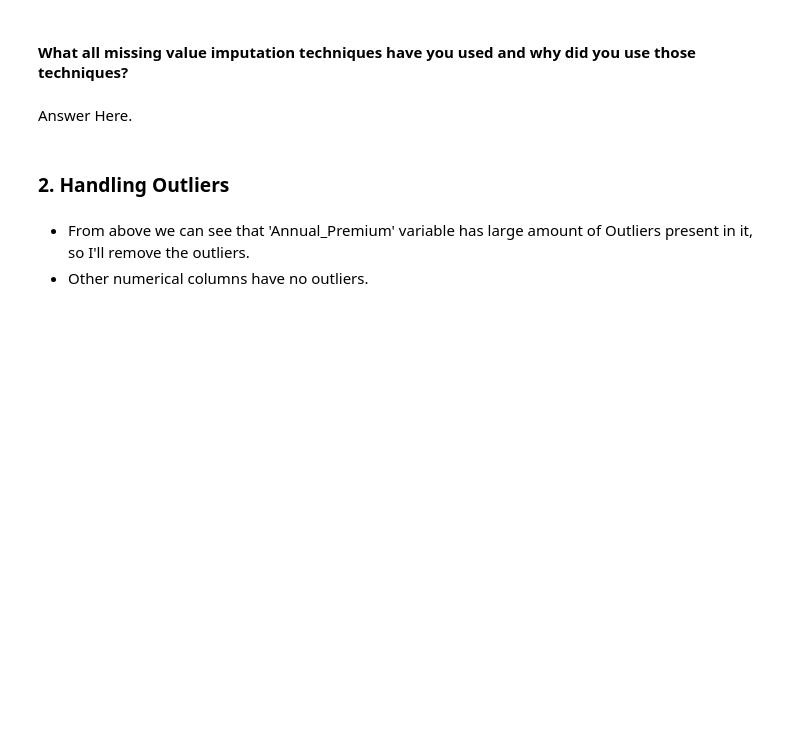
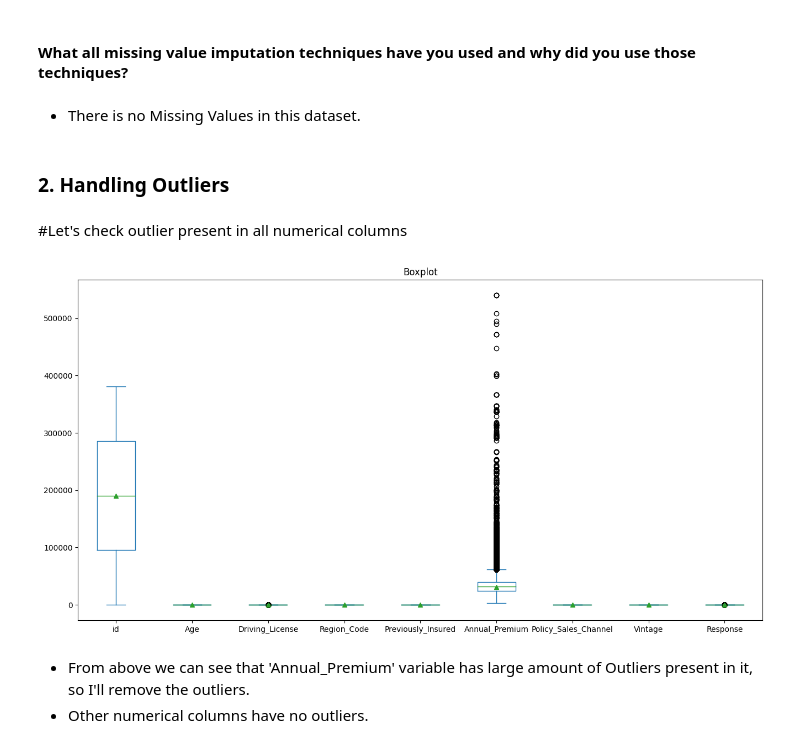
Before and after one commit to Kalpesh-Nandedkar/HEALTH-INSURANCE-CROSS-SELL-PREDICTION, a Jupyter notebook: HEALTH_INSURANCE_CROSS_SELL_PREDICTION.ipynb, the cells around one changed output. Drawn from its saved outputs; the diff is of its cells as text; code cells hidden in the pictures; blank space fills up the shorter version.

```diff
--- a/HEALTH_INSURANCE_CROSS_SELL_PREDICTION.ipynb
+++ b/HEALTH_INSURANCE_CROSS_SELL_PREDICTION.ipynb
@@ -874,6 +890,6 @@ Rejected Null Hypothesis
 # %% [markdown]
 #### What all missing value imputation techniques have you used and why did you use those techniques?
-# %% [markdown]
-Answer Here.
+# %% [markdown]
+* There is no Missing Values in this dataset.
 # %% [markdown]
 ### 2. Handling Outliers
@@ -882,3 +896,12 @@ Answer Here.
+# %% [markdown]
+#Let's check outlier present in all numerical columns
+# %%
+# Plotting box plot for all numerical variable
+plt.rcParams['figure.figsize']=(16,8)
+ax =df[list(df.describe())].plot(kind='box', title='Boxplot', showmeans=True)
+plt.show()
+# %% [output]
+[figure, added]
 # %% [markdown]
 * From above we can see that 'Annual_Premium' variable has large amount of Outliers present in it, so I'll remove the outliers.
 * Other numerical columns have no outliers.
```
Also changed, not shown: parts of 40 cells of this notebook.
